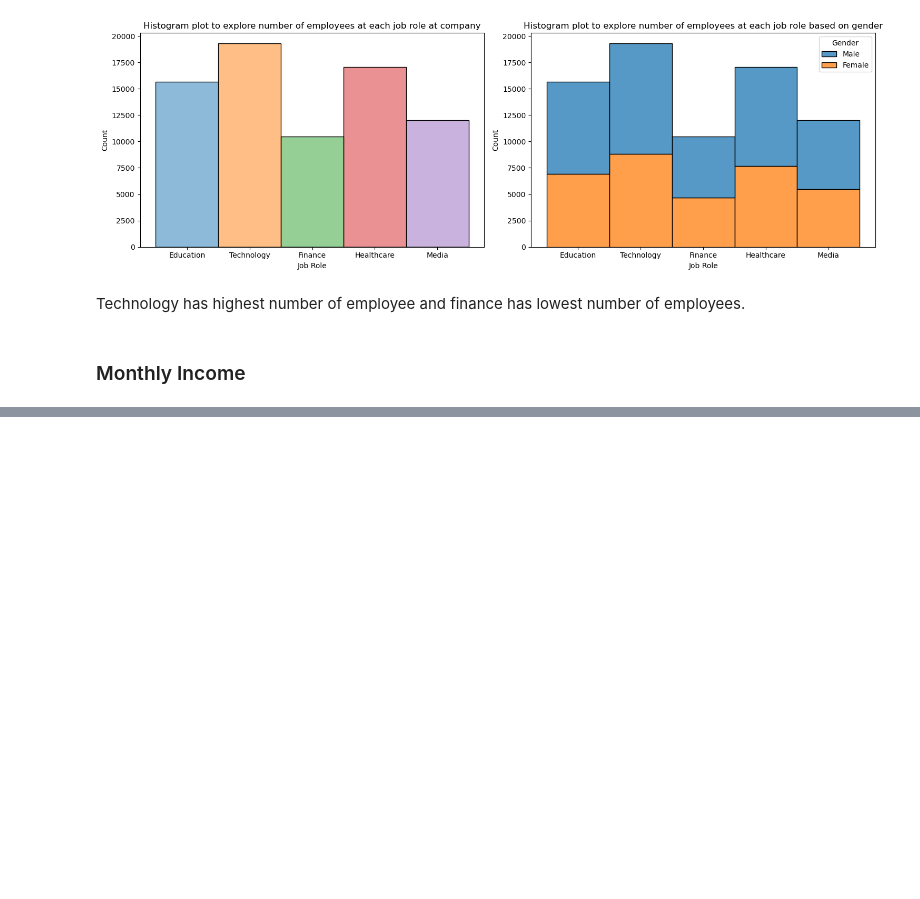
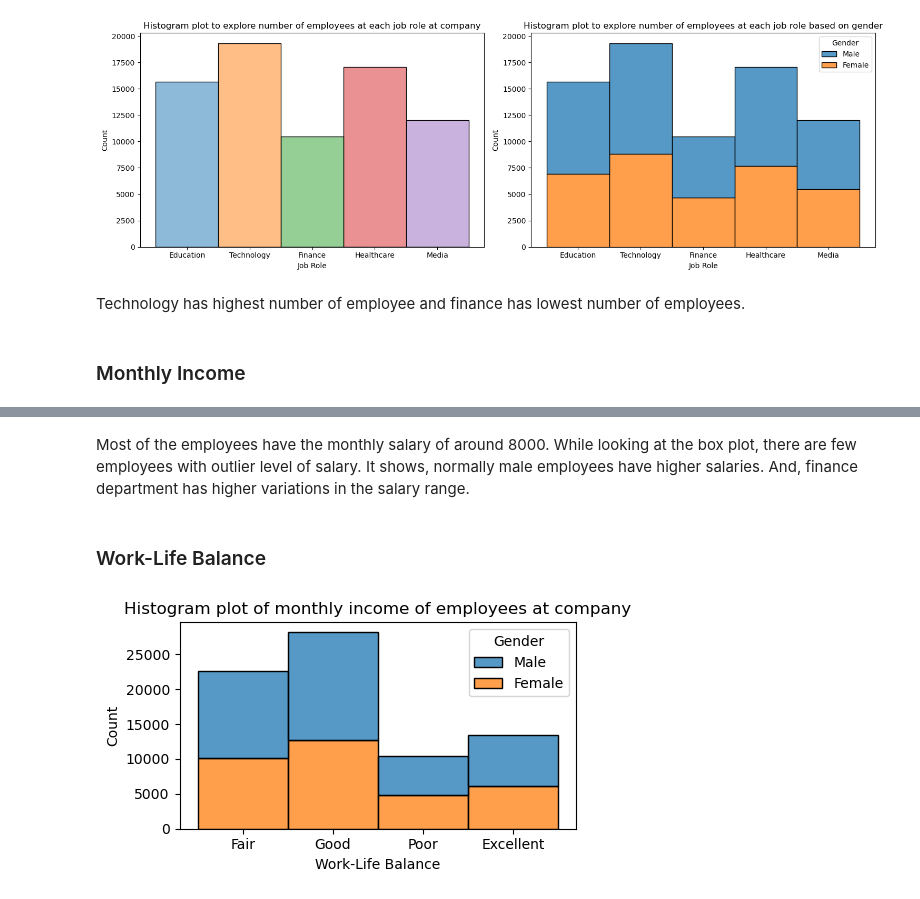
Before and after one commit to buddhathapa12/employment_attrition_analysis, a Jupyter notebook: employment_attrition.ipynb, the cells around one changed output, grey strips where cells are left out. Saved outputs shown, nothing was run; the diff lists cells and outputs as text; code cells hidden in the pictures; blank space fills up the shorter version.

```diff
--- a/employment_attrition.ipynb
+++ b/employment_attrition.ipynb
@@ -140,0 +161,12 @@ Technology has highest number of employee and finance has lowest number of emplo
+# %% [markdown]
+Most of the employees have the monthly salary of around 8000. While looking at the box plot, there are few employees with outlier level of salary. It shows, normally male employees have higher salaries. And, finance department has higher variations in the salary range.
+# %% [markdown]
+### Work-Life Balance
+# %%
+plt.figure(figsize= (5, 3))
+sns.histplot(data= employee_df, x= "Work-Life Balance", bins= 10,hue="Gender", multiple="stack", legend= True)
+plt.title("Histogram plot of monthly income of employees at company")
+plt.tight_layout()
+plt.show()
+# %% [output]
+[figure, added]
```
Also changed, not shown: parts of 21 cells of this notebook.
